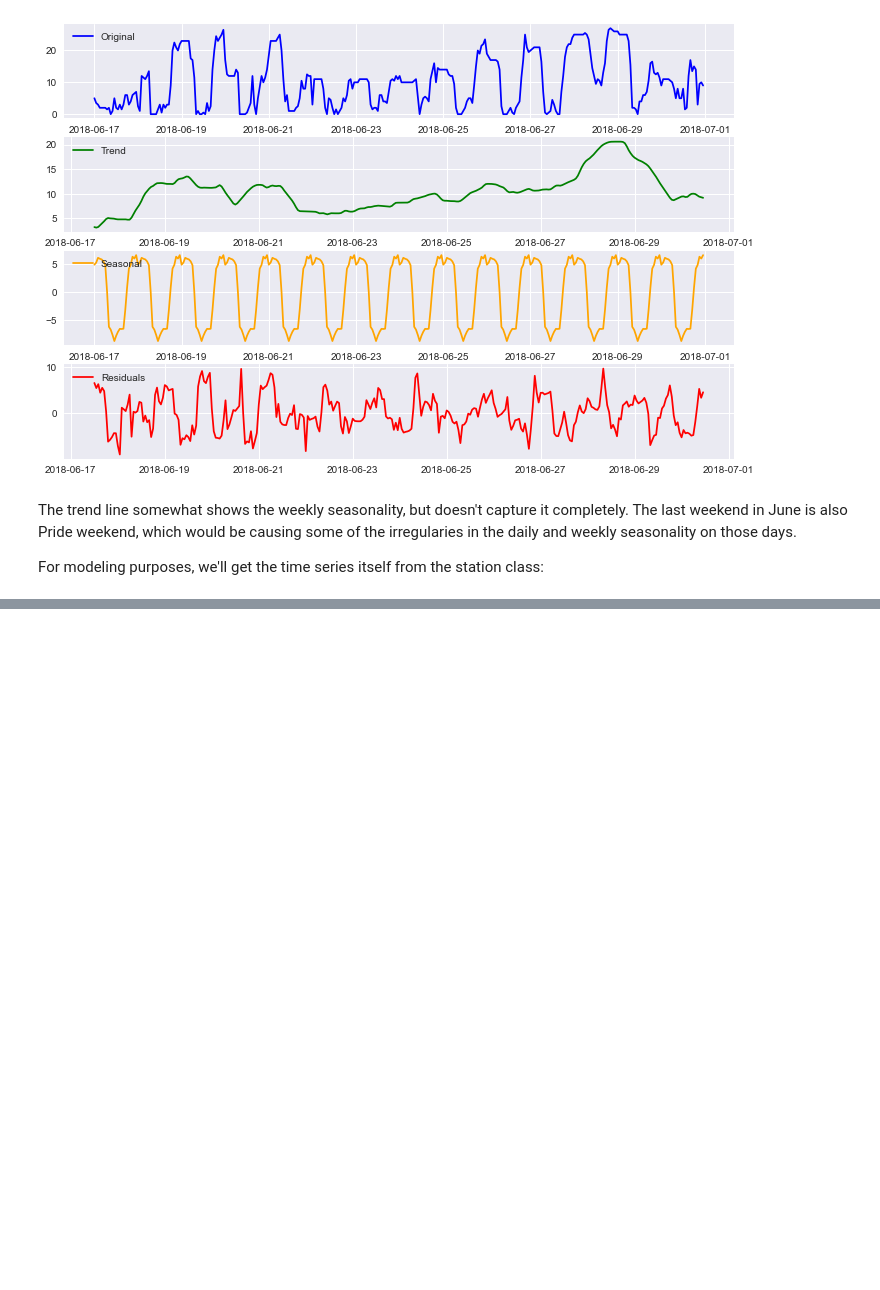
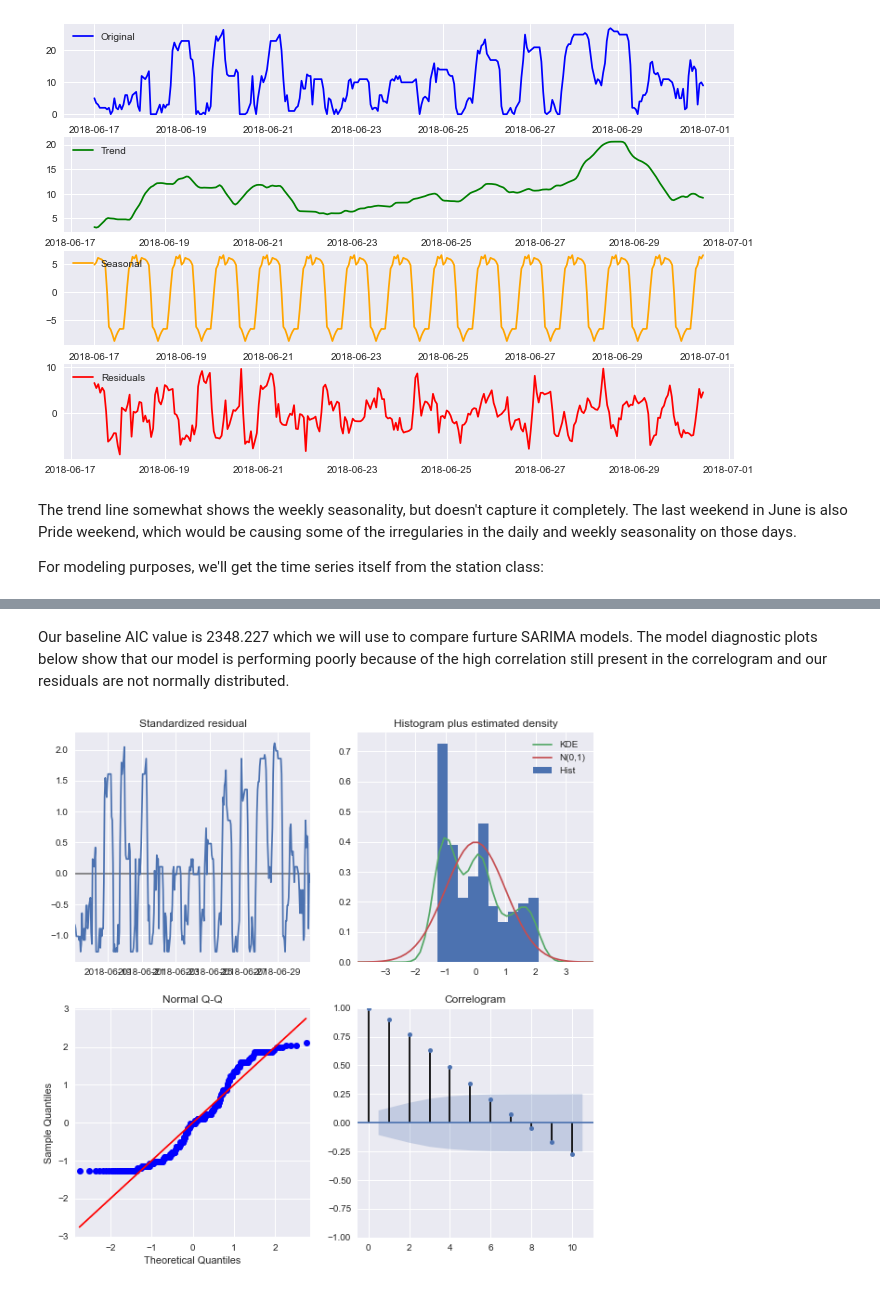
Before and after one commit to mitkrieg/citibike-timeseries, a Jupyter notebook: 02_modeling.ipynb, the cells around one changed output, grey strips where cells are left out. Saved outputs shown, nothing was run; the diff lists cells and outputs as text; code cells hidden in the pictures; blank space fills up the shorter version.

Commit message:
added RNN and finished SARIMA in 02

```diff
--- a/02_modeling.ipynb
+++ b/02_modeling.ipynb
@@ -152,0 +157,4 @@ arima = ARIMA()
+# %%
+arima = ARIMA(train_ts, order=(0,0,0),enforce_invertibility=False,enforce_stationarity=False)
+results = arima.fit()
+results.summary()
@@ -152,0 +179,6 @@ arima = ARIMA()
+# %% [markdown]
+Our baseline AIC value is 2348.227 which we will use to compare furture SARIMA models. The model diagnostic plots below show that our model is performing poorly because of the high correlation still present in the correlogram and our residuals are not normally distributed.
+# %%
+results.plot_diagnostics(figsize = (10,10));
+# %% [output]
+[figure, added]
```
Also changed, not shown: parts of 42 cells of this notebook, 3 other files.
